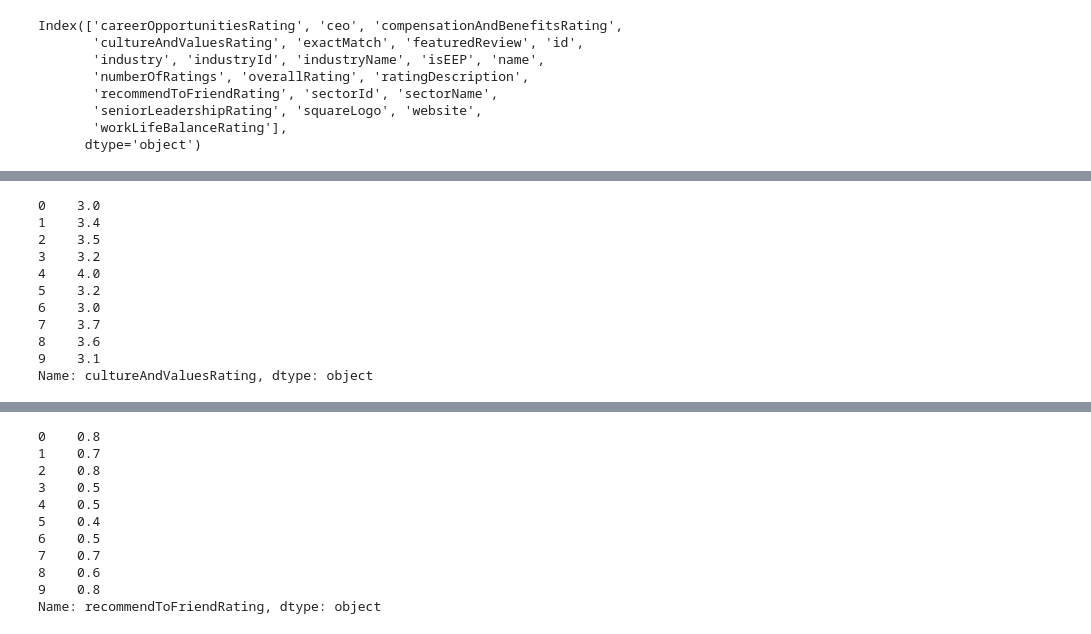
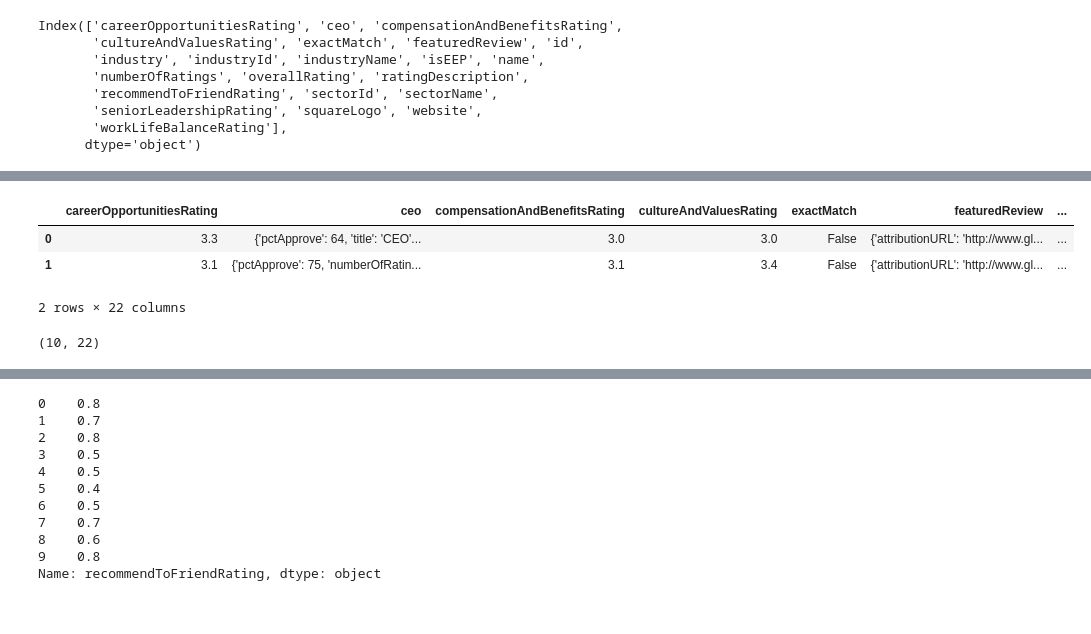
Before and after one commit to voxmenthe/GrapesNCheetos, a Jupyter notebook: JSON Reading.ipynb, the cells around one changed output, grey strips where cells are left out. Saved outputs shown, nothing was run; the diff lists cells and outputs as text; code cells hidden in the pictures.

```diff
--- a/JSON Reading.ipynb
+++ b/JSON Reading.ipynb
@@ -16,0 +105,7 @@ Index(['careerOpportunitiesRating', 'ceo', 'compensationAndBenefitsRating',
+# %%
+df1.head(2)
+# %% [output]
+|  | careerOpportunitiesRating | ceo | compensationAndBenefitsRating | cultureAndValuesRating | exactMatch | featuredReview | ... |
+| 0 | 3.3 | {'pctApprove': 64, 'title': 'CEO'... | 3.0 | 3.0 | False | {'attributionURL': 'http://www.gl... | ... |
+| 1 | 3.1 | {'pctApprove': 75, 'numberOfRatin... | 3.1 | 3.4 | False | {'attributionURL': 'http://www.gl... | ... |
+2 rows × 22 columns
@@ -17,14 +114,4 @@ Index(['careerOpportunitiesRating', 'ceo', 'compensationAndBenefitsRating',
 # %%
-df1["cultureAndValuesRating"]
+df1.shape
 # %% [output]
-0    3.0
-1    3.4
-2    3.5
-3    3.2
-4    4.0
-5    3.2
-6    3.0
-7    3.7
-8    3.6
-9    3.1
-Name: cultureAndValuesRating, dtype: object
+(10, 22)
```
Also changed, not shown: parts of 21 cells of this notebook.
